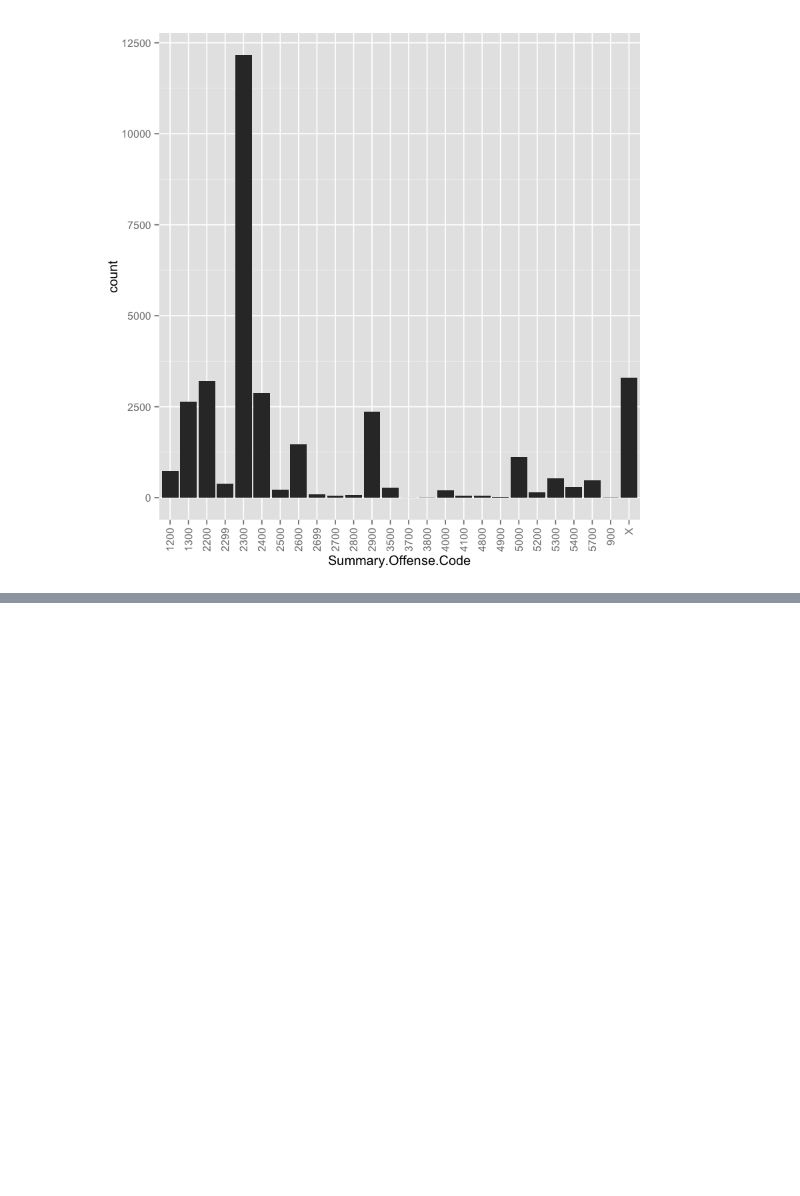
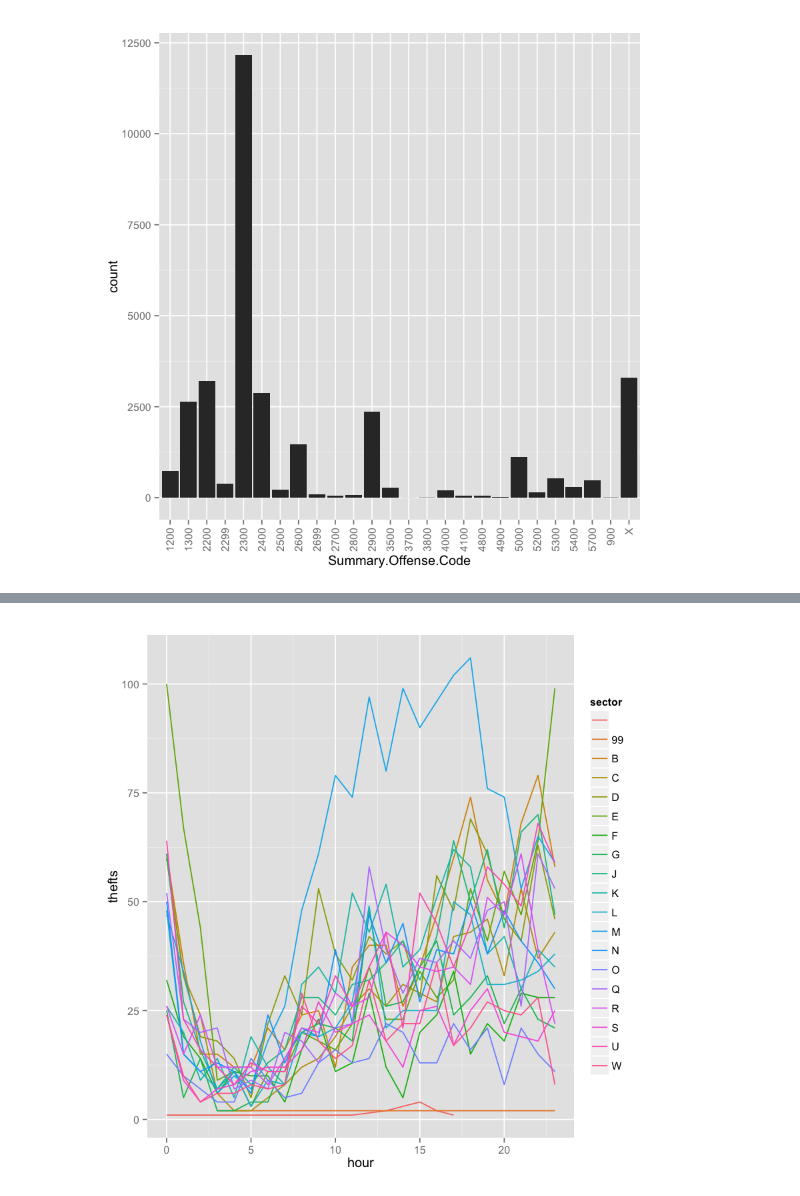
Before and after one commit to djq/jupyter-notebooks, a Jupyter notebook: communicating-data-science/week1/analysis/crime_data.ipynb, the cells around one changed output, grey strips where cells are left out. Saved outputs shown, nothing was run; the diff lists cells and outputs as text; code cells hidden in the pictures; blank space fills up the shorter version.

```diff
--- a/communicating-data-science/week1/analysis/crime_data.ipynb
+++ b/communicating-data-science/week1/analysis/crime_data.ipynb
@@ -119,0 +106,7 @@ ERROR: Error in eval(expr, envir, enclos): could not find function "facet_plot"
+# %%
+# aggregate thefts per hour and per sector
+seattle_theft_hourly_sector <- aggregate(seattle_theft$count, by=list(seattle_theft$hour, seattle_theft$District.Sector), FUN=sum)
+colnames(seattle_theft_hourly_sector) <- c('hour', 'sector', 'thefts')
+ggplot(seattle_theft_hourly_sector, aes(y=thefts, x=hour, color=sector)) + geom_line()
+# %% [output]
+[figure, added]
```
Also changed, not shown: parts of 15 cells of this notebook.
